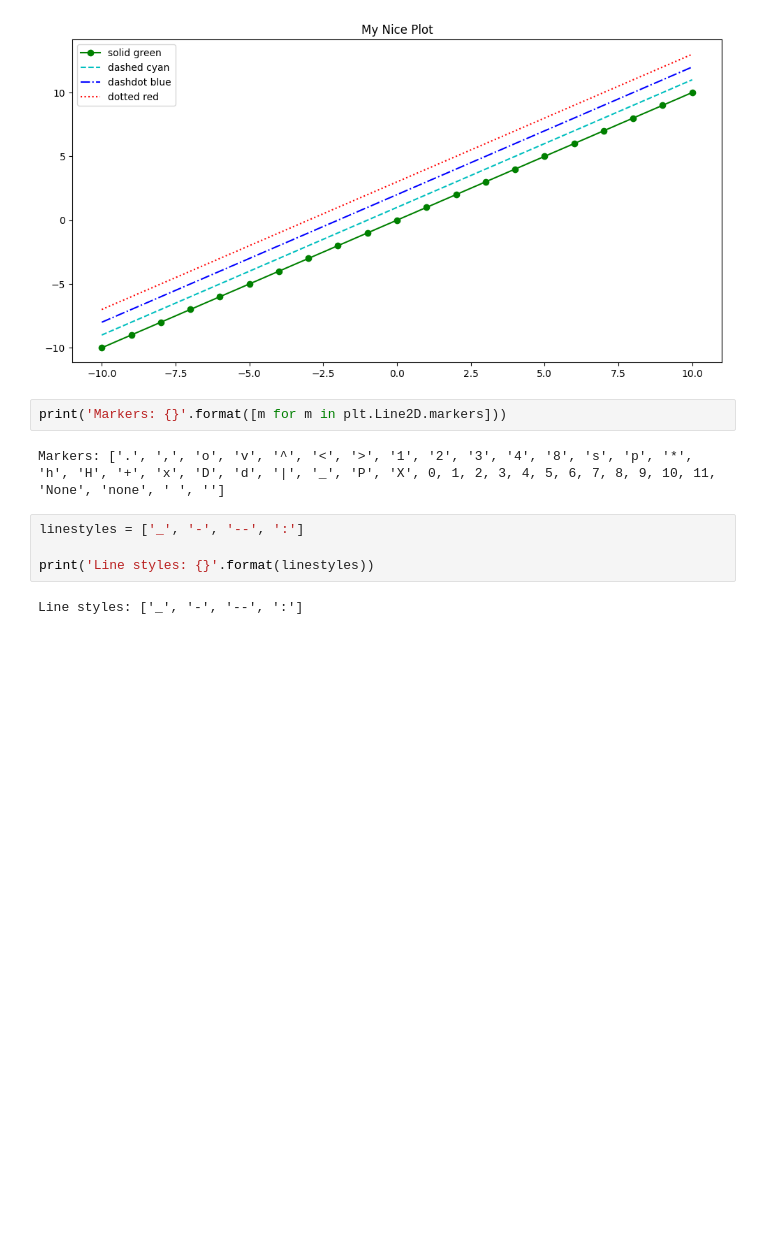
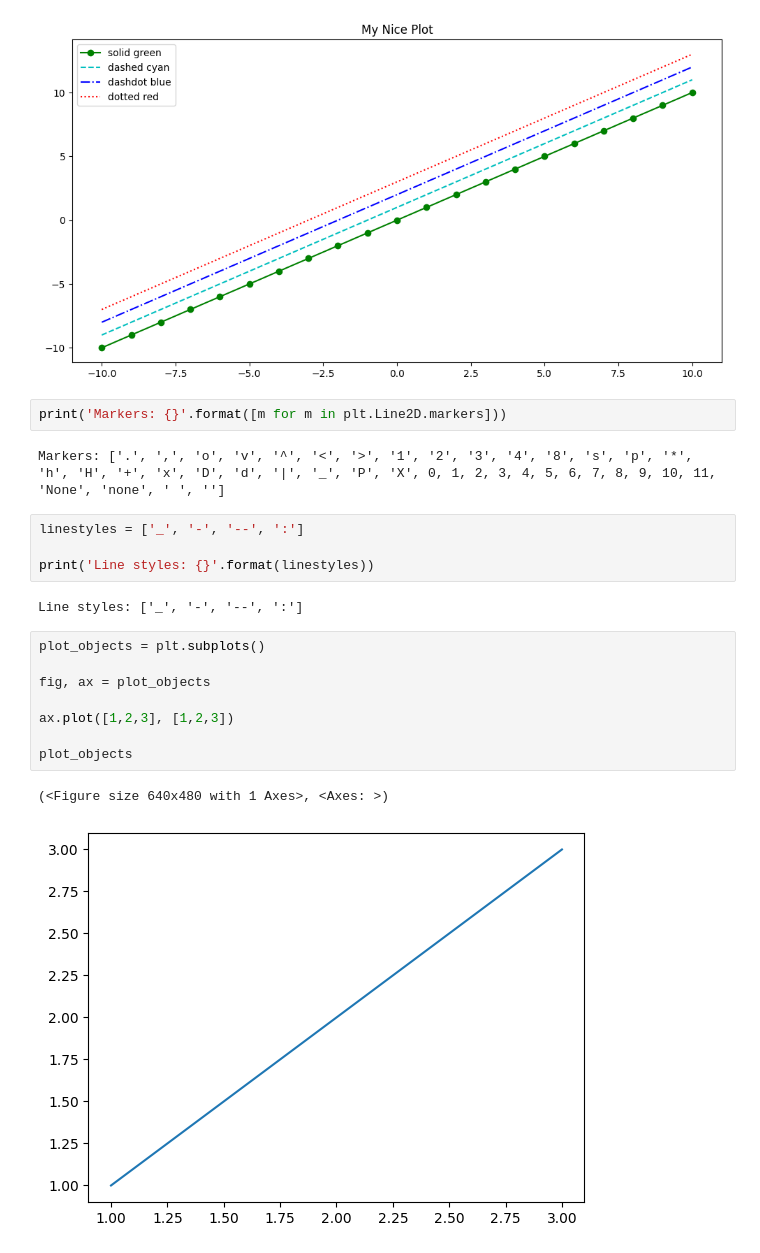
Before and after one commit to dabster108/Dataanalysis_numpy, a Jupyter notebook: Data_cleaning_visualization.ipynb, the cells around one changed output. Saved outputs shown, nothing was run; the diff lists cells and outputs as text; blank space fills up the shorter version.

Commit message:
figures and axes added

```diff
--- a/Data_cleaning_visualization.ipynb
+++ b/Data_cleaning_visualization.ipynb
@@ -96,3 +96,14 @@ linestyles = ['_', '-', '--', ':']
 print('Line styles: {}'.format(linestyles))
 # %% [output]
 Line styles: ['_', '-', '--', ':']
+# %%
+plot_objects = plt.subplots()
+
+fig, ax = plot_objects
+
+ax.plot([1,2,3], [1,2,3])
+
+plot_objects
+# %% [output]
+(<Figure size 640x480 with 1 Axes>, <Axes: >)
+[figure, added]
```
Also changed, not shown: parts of 2 cells of this notebook.
